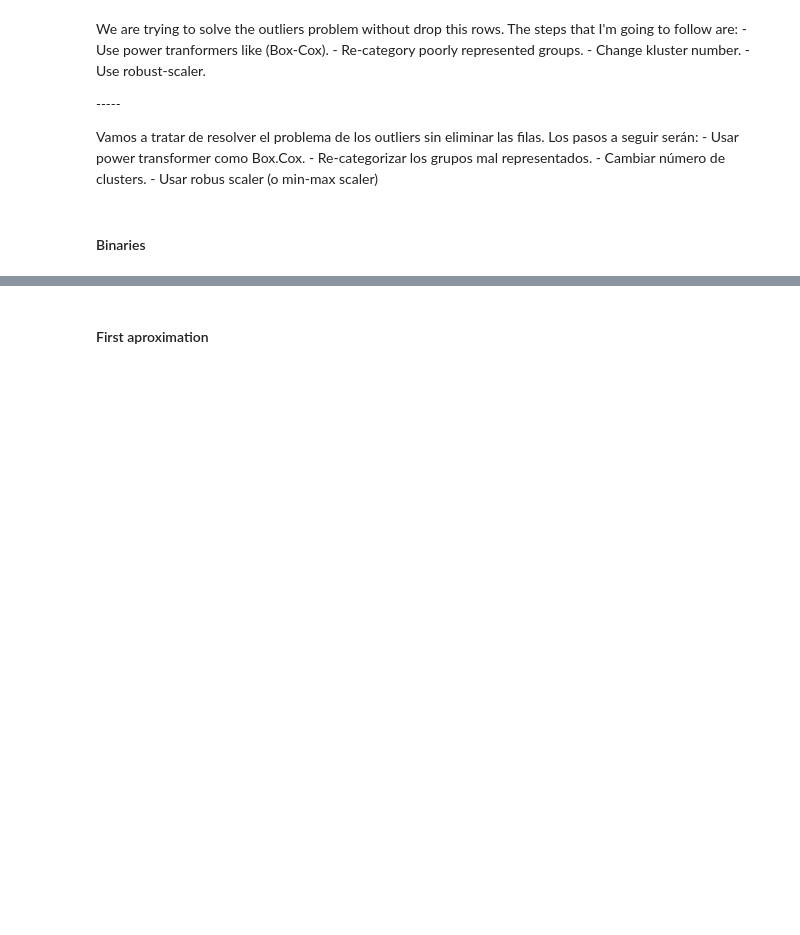
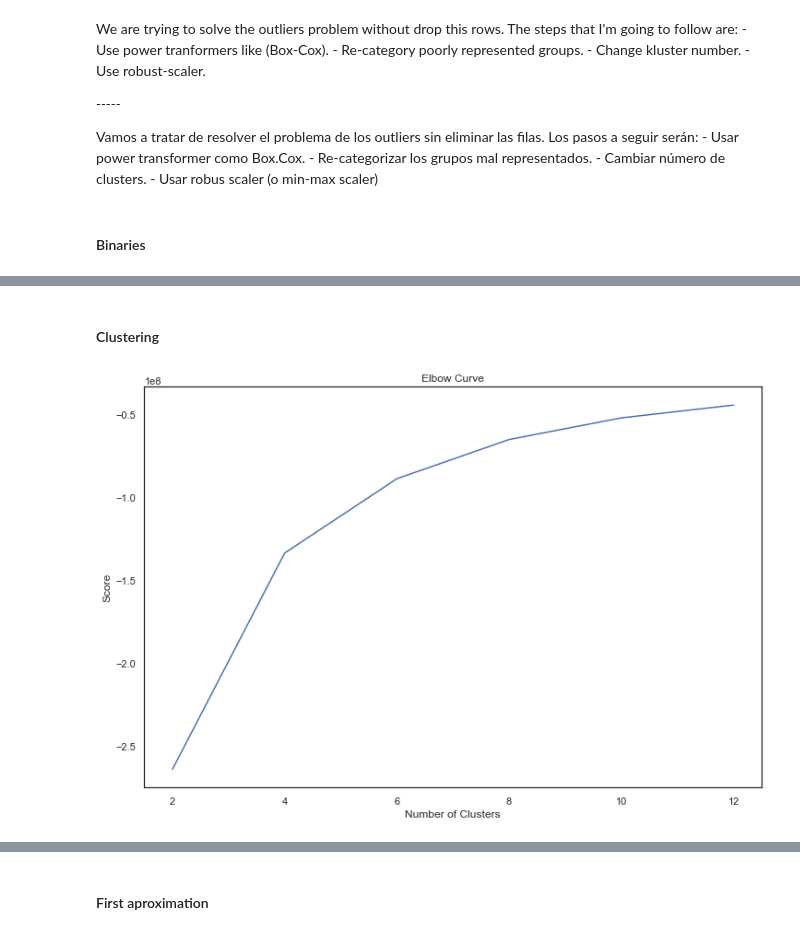
Before and after one commit to bereamanuel/Ritchter-s-predictors, a Jupyter notebook: jupyter/dataAnalisis.ipynb, the cells around one changed output, grey strips where cells are left out. Saved outputs shown, nothing was run; the diff lists cells and outputs as text; code cells hidden in the pictures; blank space fills up the shorter version.

Commit message:
Improve KMEANS

```diff
--- a/jupyter/dataAnalisis.ipynb
+++ b/jupyter/dataAnalisis.ipynb
@@ -1676,7 +1709,7 @@ df = pd.get_dummies(df)
 test = pd.get_dummies(test)
 # %%
 target = 'damage_grade'
-numeric = ['age_pt','area_percentage_pt', 'height_percentage_pt','prob1_geo1','prob1_geo2','prob1_geo3','prob2_geo1','prob2_geo2','prob2_geo3','prob3_geo1','prob3_geo2','prob3_geo3']
+numeric = ['age_pt','area_percentage_pt', 'height_percentage_pt','prob1_geo1','prob1_geo2','prob1_geo3','prob2_geo1','prob2_geo2','prob2_geo3','prob3_geo1','prob3_geo2','prob3_geo3', 'CntFloorAge' , 'CntFloorsArea' , 'CntFloorsHeight' , 'AreaPerAge' , 'HeightPerAge' , 'AreaPerHeight' , 'CntFamFloors' ,  'CntFamArea' ,  'CntFamHeight']
 dummies = ['count_families_0','count_families_1','count_families_2',
                 'count_floors_pre_eq_1','count_floors_pre_eq_2',
                 'foundation_type_1', 'ground_floor_type_1',
@@ -1714,0 +1748,39 @@ df.shape,test.shape
+# %%
+## Checkpoint
+#df.to_csv("../data/trainProb.csv", index = False)
+#test.to_csv("../data/testProb.csv", index = False)
+
+df = pd.read_csv("../data/trainProb.csv")
+test = pd.read_csv("../data/testProb.csv")
+# %% [markdown]
+#### Clustering
+# %%
+from sklearn.impute import KNNImputer
+
+test[numeric] = KNNImputer(n_neighbors = 12).fit_transform(test[numeric])
+df[numeric] = KNNImputer(n_neighbors = 12).fit_transform(df[numeric])
+# %%
+clus_train = df[numeric+ [target]]
+clus_test = test[numeric]
+
+
+scaler = RobustScaler()
+
+clus_train[numeric] = scaler.fit_transform(clus_train[numeric])
+clus_test[numeric] = scaler.fit_transform(clus_test[numeric])
+# %%
+nClus = range(2, 14, 2)
+
+kmeans = [KMeansFeaturizer(k=i, target_scale =0.3, random_state= 1995) for i in nClus]
+scaler = RobustScaler()
+
+score = [kmeans[i].fit(clus_train.drop(target, axis =1), clus_train[target] ).score for i in range(len(kmeans))]
+
+plt.figure(figsize=(12,8))
+plt.plot(nClus,score)
+plt.xlabel('Number of Clusters')
+plt.ylabel('Score')
+plt.title('Elbow Curve')
+plt.show()
+# %% [output]
+[figure, added]
```
Also changed, not shown: parts of 53 cells of this notebook, 7 other files.
